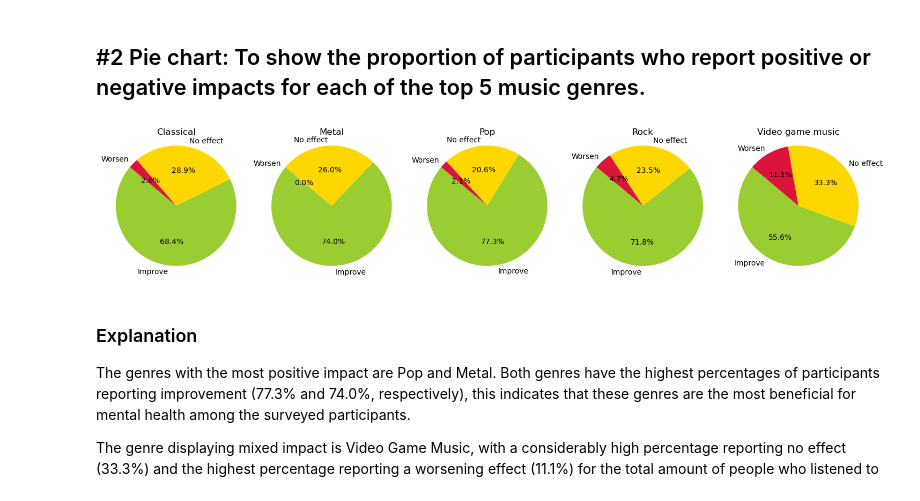
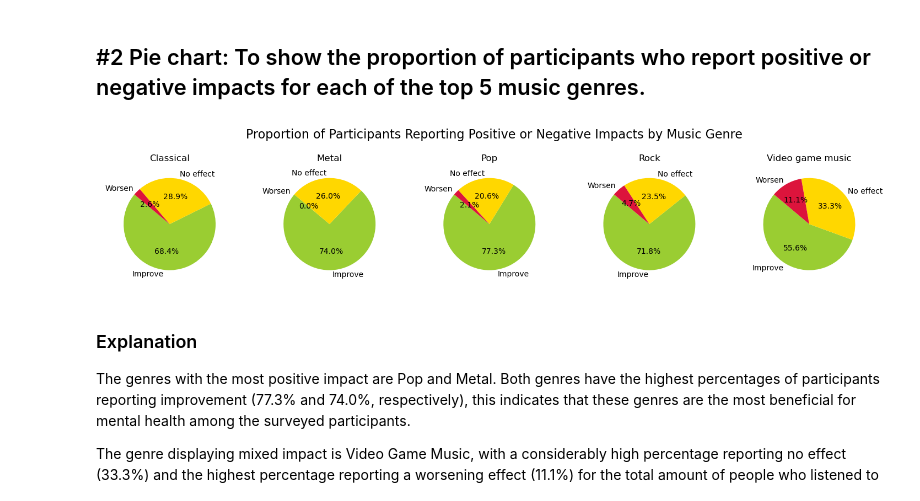
Before and after one commit to karinaahumada01/project-1, a Jupyter notebook: mxmh_main_analysis.ipynb, the cells around one changed output. Cells and saved outputs as stored; diff of their text form; code cells hidden in the pictures.

Commit message:
fixed title of pie charts & histogram + renamed screenshots in resources folder

```diff
--- a/mxmh_main_analysis.ipynb
+++ b/mxmh_main_analysis.ipynb
@@ -228,32 +228,34 @@ The genre with the least reported improvements for mental health in the top 5 wa
 # %%
 filtered_top_5_df = mxmh_clean_df[mxmh_clean_df['Fav genre'].isin(top_5_genres.index) & mxmh_clean_df['Music effects'].isin(['Improve',
 'Worsen', 'No effect'])]
 
 # Group by 'Fav genre' and 'Music effects' to get the count for each combination
 genre_effect_counts_top5 = filtered_top_5_df.groupby(['Fav genre', 'Music effects']).size().unstack(fill_value=0)
 
 # Plotting a pie chart for each genre
 for genre in genre_effect_counts_top5.index:
     # Data for the current genre
     counts = genre_effect_counts_top5.loc[genre]
 
     custom_colors=['yellowgreen','gold','crimson']
 # Create a figure with subplots
 fig, axes = plt.subplots(1, len(genre_effect_counts_top5.index), figsize=(15, 3))  # Adjust the figsize as needed
 
+fig.suptitle('Proportion of Participants Reporting Positive or Negative Impacts by Music Genre', fontsize=16)
+
 # Plotting a pie chart for each genre
 for ax, genre in zip(axes, genre_effect_counts_top5.index):
     # Data for the current genre
     counts = genre_effect_counts_top5.loc[genre]
 
     # Plotting the pie chart on the respective axis
     ax.pie(counts, labels=counts.index, autopct='%1.1f%%', startangle=140, colors=custom_colors)
     ax.set_title(f'{genre}')
     ax.axis('equal')  # Equal aspect ratio ensures the pie chart is a circle
 
 plt.tight_layout()
 # %% [output]
-[figure, old version]
+[figure, new version]
 # %% [markdown]
 ### Explanation
 
```
Also changed, not shown: parts of 2 cells of this notebook, 11 other files.
